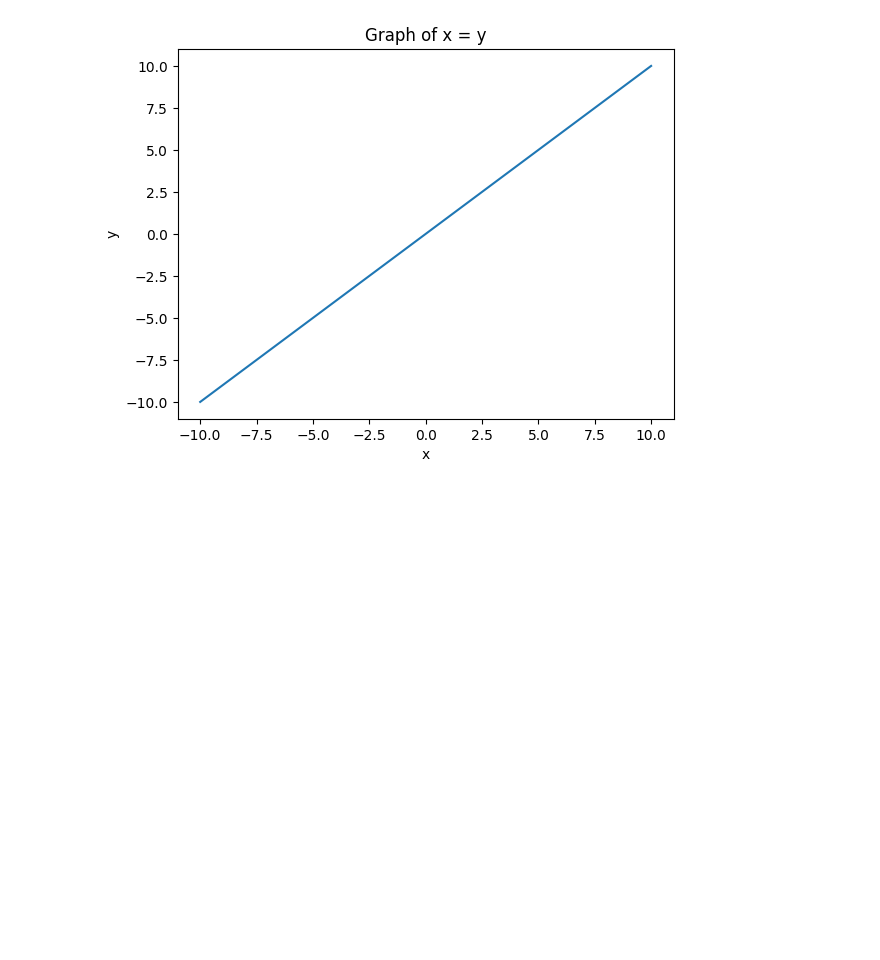
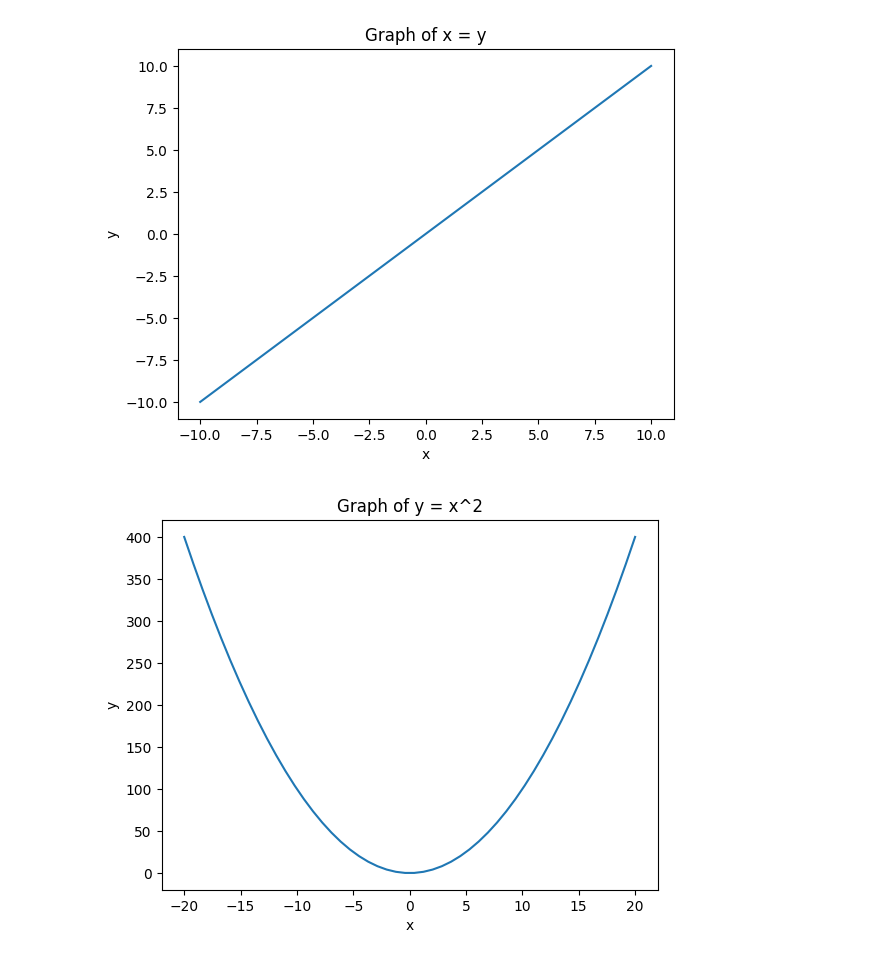
Before and after one commit to arsal3646/Python_Projects, a Jupyter notebook: CampusX_Data_Science_Course/014_Advanced_Numpy.ipynb, the cells around one changed output. Saved outputs shown, nothing was run; the diff lists cells and outputs as text; code cells hidden in the pictures; blank space fills up the shorter version.

Commit message:
plots

```diff
--- a/CampusX_Data_Science_Course/014_Advanced_Numpy.ipynb
+++ b/CampusX_Data_Science_Course/014_Advanced_Numpy.ipynb
@@ -552,3 +775,15 @@ plt.title('Graph of x = y')
 plt.show()
 # %% [output]
 [figure]
+# %%
+# let us draw parabola y = x^2 using numpy and matplotlib.
+
+x = np.linspace(-20,20,50) # from -20 to 20 we are taking 50 points
+y = x**2
+plt.plot(x, y)
+plt.xlabel('x')
+plt.ylabel('y')
+plt.title('Graph of y = x^2')
+plt.show()
+# %% [output]
+[figure, added]
```
Also changed, not shown: parts of 56 cells of this notebook.
